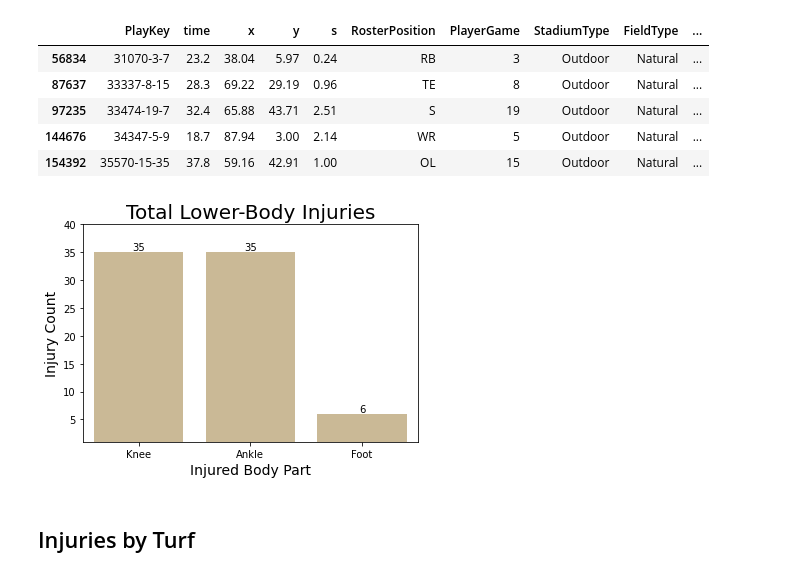
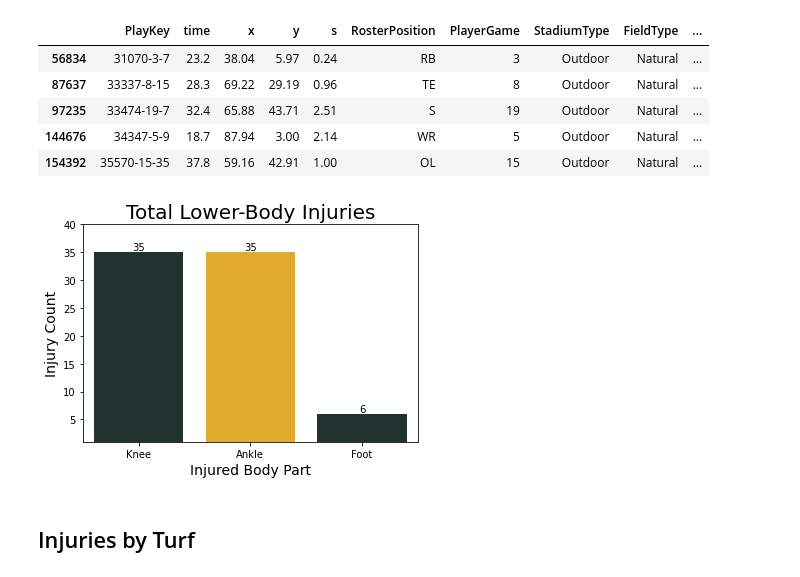
Before and after one commit to FreshOats/NFL_Injury_Analytics, a Jupyter notebook: Post_Analysis/Post_Analysis_Visualizations.ipynb, the cells around one changed output. Drawn from its saved outputs; the diff is of its cells as text; code cells hidden in the pictures.

```diff
--- a/Post_Analysis/Post_Analysis_Visualizations.ipynb
+++ b/Post_Analysis/Post_Analysis_Visualizations.ipynb
@@ -25,6 +25,11 @@ lions_colors = ['#0076B6', '#B0B7BC', '#000000']
 titans_colors = ['#0C2340', '#4B92DB', '#C8102E', '#8A8D8F']
 seahawks_colors = ['#002244', '#69BE28', '#A5ACAF']
 eagles_colors = ['#004C54', '#A5ACAF', '#000000',  '#565A5C']
+saints_colors = ['#D3BC8D', '#000000']
+vikings_colors =  ['#4F2683', '#FFC62F']
+packers_colors =  ['#203731', '#FFB612']
+niners_colors = ['#AA0000', '#B3995D']
+cowboys_colors =  ['#003594', '#041E42', '#869397', '#7F9695']
 # %% [markdown]
 Import the Vis_Injuries tables from the SQL Server
 # %%
@@ -64,21 +80,22 @@ totals.head()
 # %%
 ax = sns.countplot(data=totals,
                    x="BodyPart",
                    order=totals['BodyPart'].value_counts().index,
-                   color='#D3BC8D'
+                   palette=packers_colors
+                #    color='#D3BC8D'
                    )
 
 plt.title('Total Lower-Body Injuries', fontsize=20)
 plt.xlabel('Injured Body Part', fontsize=14)
 plt.ylabel('Injury Count', fontsize=14)
 plt.ylim(1, 40)
 
 for i in ax.containers:
     ax.bar_label(i,)
 
 plt.show()
 # %% [output]
-[figure, old version]
+[figure, new version]
 # %% [markdown]
 ## Injuries by Turf
 # %%
```
Also changed, not shown: parts of 14 cells of this notebook, 18 other files.
